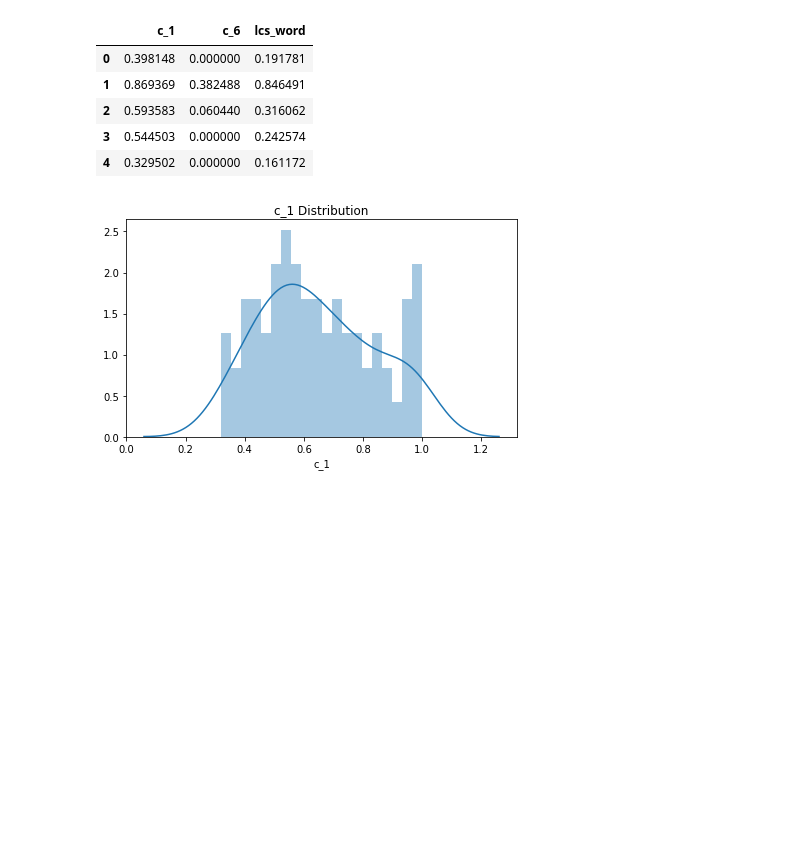
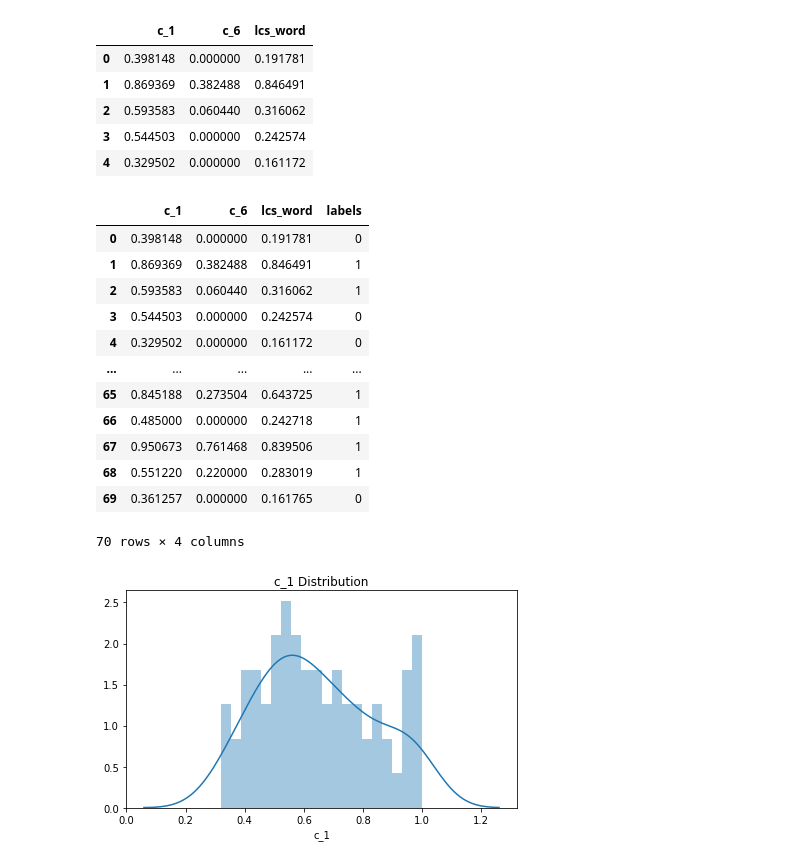
Before and after one commit to Morgan-Sell/plagiarism-detector, a Jupyter notebook: 2_Plagiarism_Feature_Engineering.ipynb, the cells around one changed output. Saved outputs shown, nothing was run; the diff lists cells and outputs as text; code cells hidden in the pictures; blank space fills up the shorter version.

```diff
--- a/2_Plagiarism_Feature_Engineering.ipynb
+++ b/2_Plagiarism_Feature_Engineering.ipynb
@@ -1012,6 +1032,24 @@ train_x_df.head()
 | 2 | 0.593583 | 0.060440 | 0.316062 |
 | 3 | 0.544503 | 0.000000 | 0.242574 |
 | 4 | 0.329502 | 0.000000 | 0.161172 |
+# %%
+train_y_df = pd.DataFrame(train_y, columns=['labels'])
+train_df = pd.concat([train_x_df, train_y_df], axis=1)
+train_df
+# %% [output]
+|  | c_1 | c_6 | lcs_word | labels |
+| 0 | 0.398148 | 0.000000 | 0.191781 | 0 |
+| 1 | 0.869369 | 0.382488 | 0.846491 | 1 |
+| 2 | 0.593583 | 0.060440 | 0.316062 | 1 |
+| 3 | 0.544503 | 0.000000 | 0.242574 | 0 |
+| 4 | 0.329502 | 0.000000 | 0.161172 | 0 |
+| ... | ... | ... | ... | ... |
+| 65 | 0.845188 | 0.273504 | 0.643725 | 1 |
+| 66 | 0.485000 | 0.000000 | 0.242718 | 1 |
+| 67 | 0.950673 | 0.761468 | 0.839506 | 1 |
+| 68 | 0.551220 | 0.220000 | 0.283019 | 1 |
+| 69 | 0.361257 | 0.000000 | 0.161765 | 0 |
+70 rows × 4 columns
 # %%
 # Distribution of Features
 for i, feat in enumerate(selected_features):
```
Also changed, not shown: parts of 4 cells of this notebook, 3 other files.
